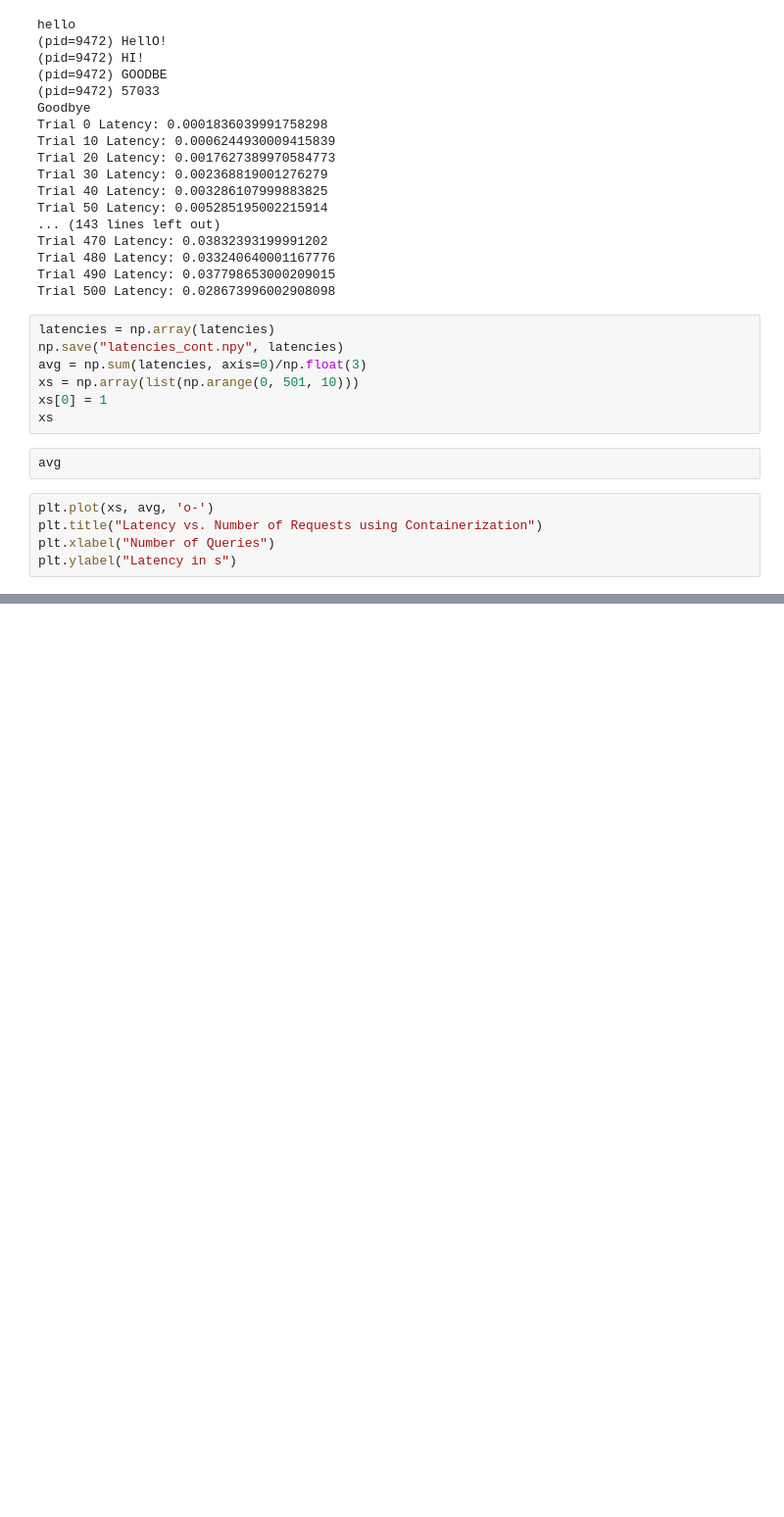
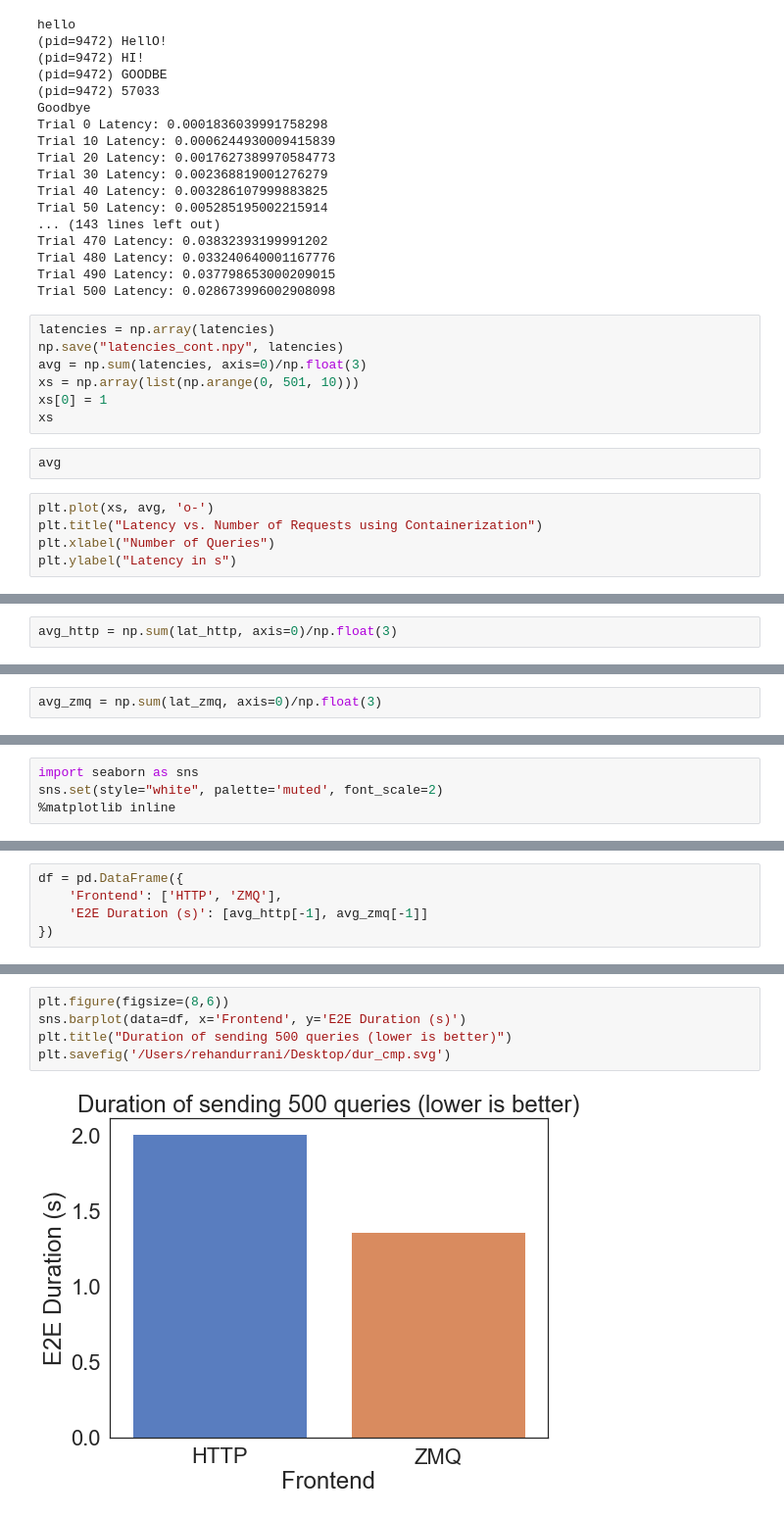
Before and after one commit to RehanSD/ray, a Jupyter notebook: python/ray/experimental/serve/benchmarking/ZMQBenchmarking.ipynb, the cells around one changed output, grey strips where cells are left out. Shown at 98% size. Cells and saved outputs as stored; diff of their text form; blank space fills up the shorter version.

```diff
--- a/python/ray/experimental/serve/benchmarking/ZMQBenchmarking.ipynb
+++ b/python/ray/experimental/serve/benchmarking/ZMQBenchmarking.ipynb
@@ -203,0 +251,2 @@ plt.ylabel("Latency in s")
+# %%
+avg_http = np.sum(lat_http, axis=0)/np.float(3)
@@ -203,0 +267,2 @@ plt.ylabel("Latency in s")
+# %%
+avg_zmq = np.sum(lat_zmq, axis=0)/np.float(3)
@@ -203,0 +277,4 @@ plt.ylabel("Latency in s")
+# %%
+import seaborn as sns
+sns.set(style="white", palette='muted', font_scale=2)
+%matplotlib inline
@@ -203,0 +283,5 @@ plt.ylabel("Latency in s")
+# %%
+df = pd.DataFrame({
+    'Frontend': ['HTTP', 'ZMQ'],
+    'E2E Duration (s)': [avg_http[-1], avg_zmq[-1]]
+})
@@ -203,0 +292,7 @@ plt.ylabel("Latency in s")
+# %%
+plt.figure(figsize=(8,6))
+sns.barplot(data=df, x='Frontend', y='E2E Duration (s)')
+plt.title("Duration of sending 500 queries (lower is better)")
+plt.savefig('/Users/rehandurrani/Desktop/dur_cmp.svg')
+# %% [output]
+[figure, added]
```
Also changed, not shown: parts of 16 cells of this notebook, 1 other file.
